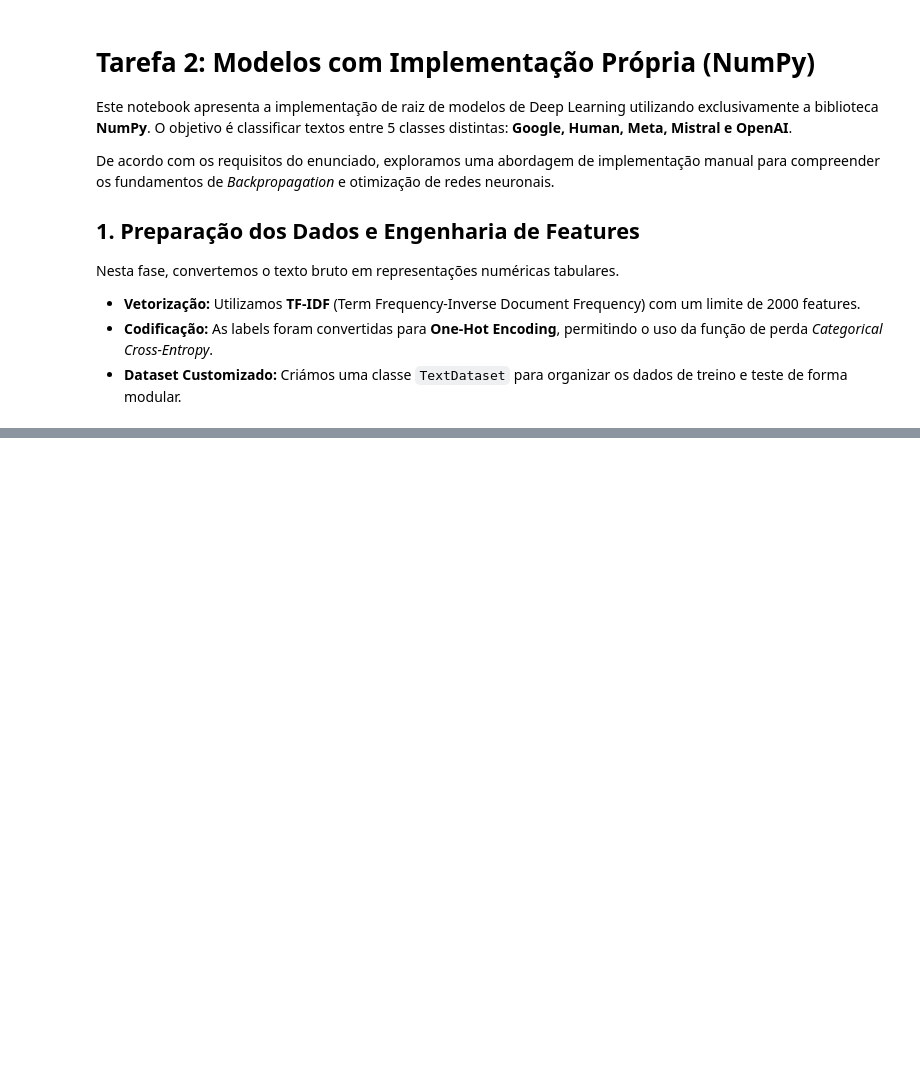
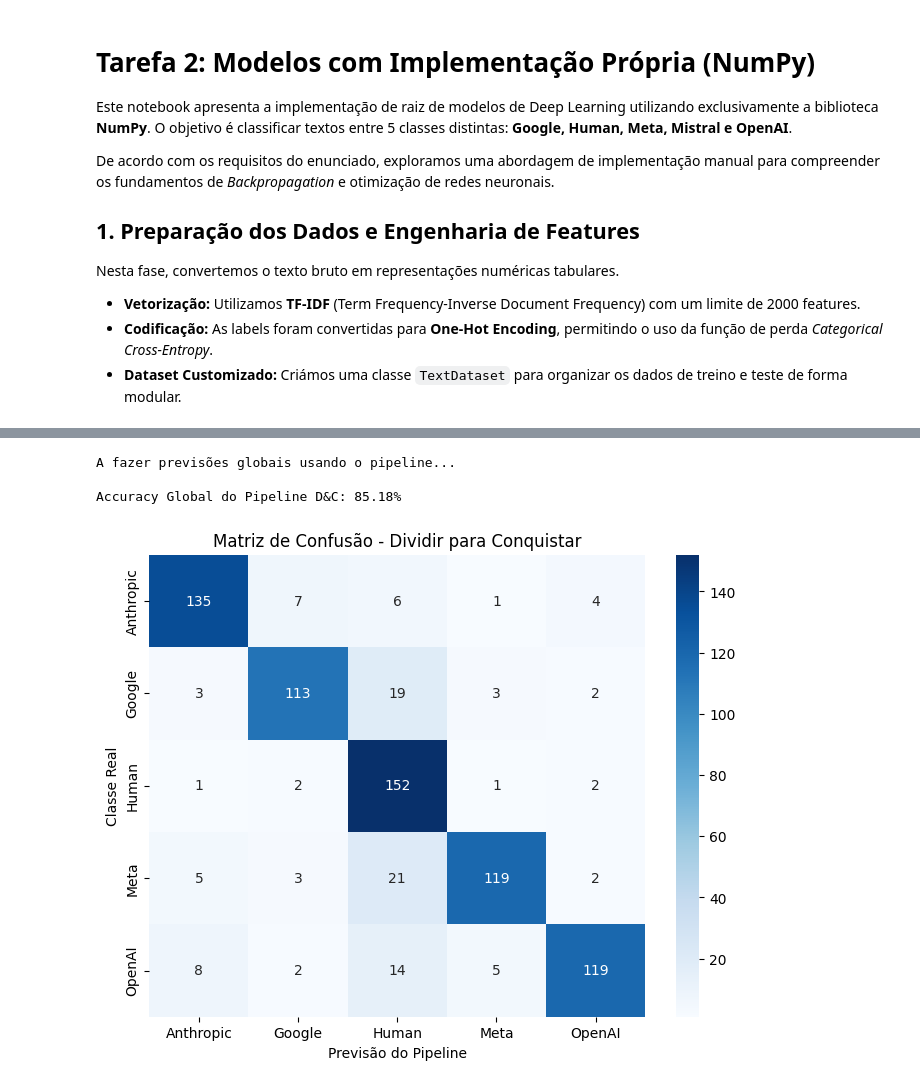
Before and after one commit to hhtomaswt11/HumanVsAI-TextClassifier--AP, a Jupyter notebook: notebooks/modelos_implementacao.ipynb, the cells around one changed output, grey strips where cells are left out. Drawn from its saved outputs; the diff is of its cells as text; code cells hidden in the pictures; blank space fills up the shorter version.

Commit message:
2 datasets

```diff
--- a/notebooks/modelos_implementacao.ipynb
+++ b/notebooks/modelos_implementacao.ipynb
@@ -132,0 +190,15 @@ Para melhorar a capacidade de extração de padrões, construímos uma DNN com a
+# %%
+# Passo 3: Ajustar as Camadas de Saída das Redes Neurais
+# mcc
+
+# Rede 1 (Binária)
+net1 = NeuralNetwork(epochs=100, batch_size=64, learning_rate=0.05, verbose=True, loss=CategoricalCrossEntropy, metric=accuracy)
+net1.add(DenseLayer(64, input_shape=(n_features1,)))
+net1.add(ReLUActivation())
+net1.add(DropoutLayer(0.2))
+net1.add(DenseLayer(2))
+net1.add(SoftmaxActivation())
+
+
+print("--- Treinando Modelo 1 (Humano vs IA) ---")
+net1.fit(train_dataset1, val_dataset=val_dataset1)
@@ -224,0 +249,62 @@ Após o treino extensivo de 200 epochs, comparamos os dois modelos implementados
+# %%
+# Passo 4: A Lógica de Avaliação (Pipeline Final)
+
+def pipeline_predict(texts, tfidf1, net1, tfidf2, net2, classes1, classes2):
+    predictions = []
+
+    # Textos vetorizados para o modelo 1
+    X1_tfidf = tfidf1.transform(texts).toarray()
+
+    dummy_y1 = np.zeros((len(texts), len(classes1)))
+    temp_ds1 = TextDataset(X1_tfidf, dummy_y1)
+
+    y_pred_prob1 = net1.predict(temp_ds1)
+
+    for i, p1 in enumerate(y_pred_prob1):
+        class1 = classes1[np.argmax(p1)]
+        if class1 == 'Human':
+            predictions.append('Human')
+        else:
+            # Vetorizar para o modelo 2
+            text_series = texts.iloc[i] if isinstance(texts, pd.Series) else texts[i]
+
+            X2_tfidf = tfidf2.transform([text_series]).toarray()
+            dummy_y2 = np.zeros((1, len(classes2)))
+            temp_ds2 = TextDataset(X2_tfidf, dummy_y2)
+
+            p2 = net2.predict(temp_ds2)[0]
+            class2 = classes2[np.argmax(p2)]
+            predictions.append(class2)
+
+    return predictions
+
+# Separamos um conjunto de teste do dataset original aleatório para validação global
+df_test_eval = df.sample(frac=0.15, random_state=101)  # 15% como teste
+X_eval = df_test_eval['Text']
+y_eval = df_test_eval['Label']
+
+print("A fazer previsões globais usando o pipeline...")
+preds = pipeline_predict(X_eval, tfidf1, net1, tfidf2, net2, classes1, classes2)
+
+from sklearn.metrics import accuracy_score, confusion_matrix
+import seaborn as sns
+import matplotlib.pyplot as plt
+
+acc_global = accuracy_score(y_eval, preds)
+print(f"\nAccuracy Global do Pipeline D&C: {acc_global*100:.2f}%")
+
+all_classes = sorted(df['Label'].unique())
+
+cm = confusion_matrix(y_eval, preds, labels=all_classes)
+
+plt.figure(figsize=(8, 6))
+sns.heatmap(cm, annot=True, fmt='d', cmap='Blues', xticklabels=all_classes, yticklabels=all_classes)
+plt.title('Matriz de Confusão - Dividir para Conquistar')
+plt.ylabel('Classe Real')
+plt.xlabel('Previsão do Pipeline')
+plt.show()
+# %% [output]
+A fazer previsões globais usando o pipeline...
+
+Accuracy Global do Pipeline D&C: 85.18%
+[figure, added]
```
Also changed, not shown: parts of 15 cells of this notebook, 4 other files.
